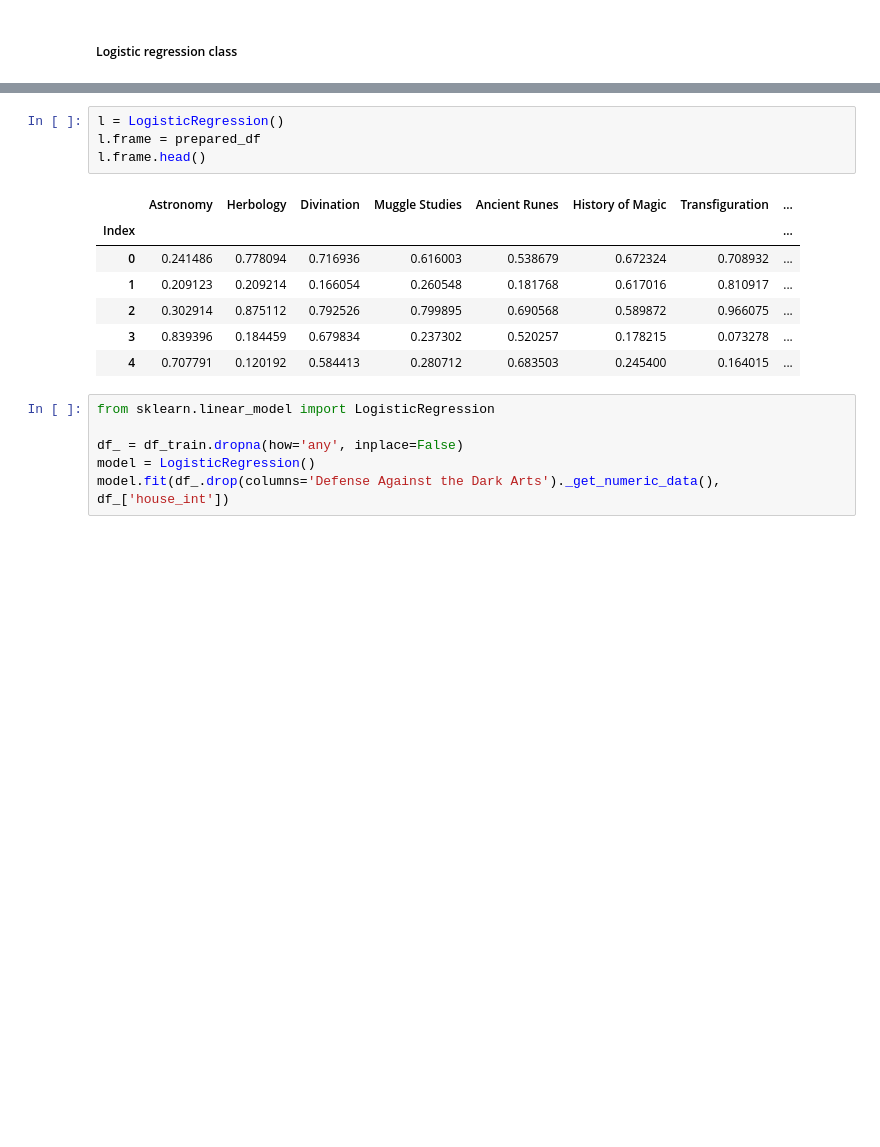
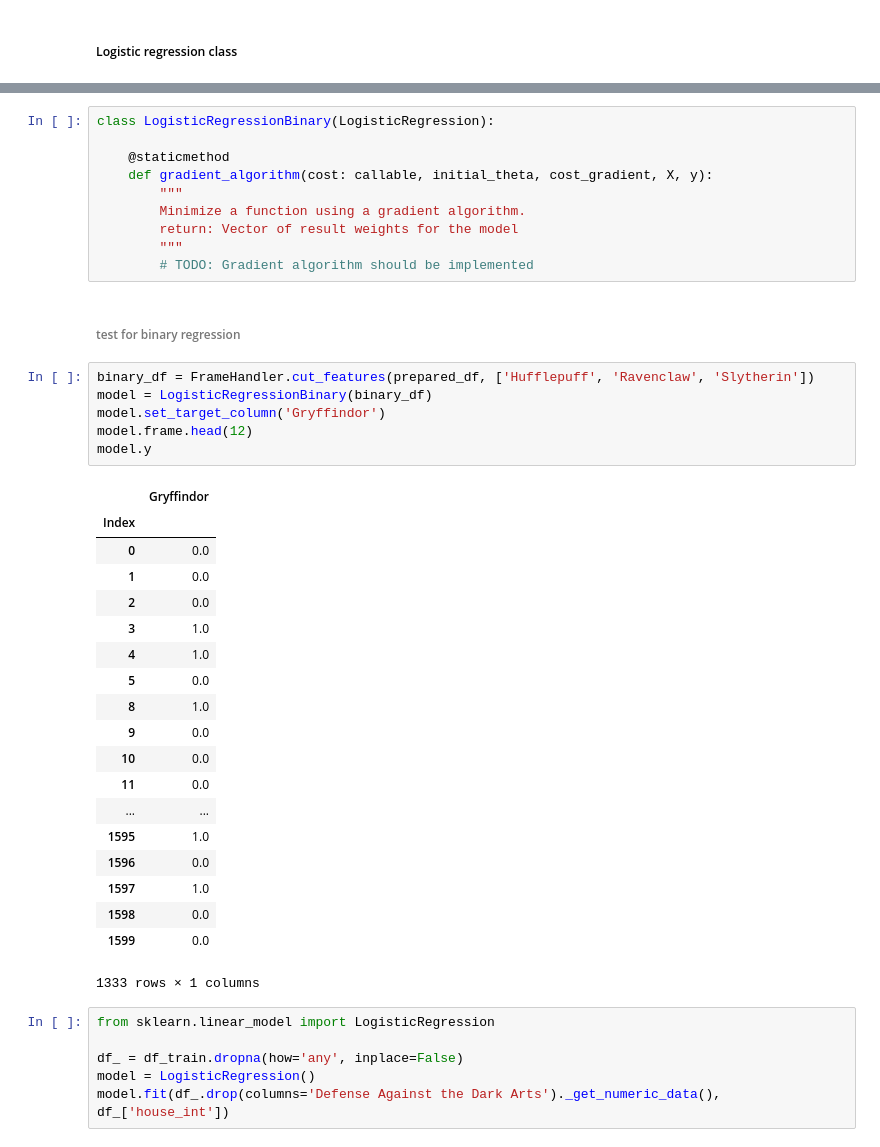
Before and after one commit to VoronaMV/dslr, a Jupyter notebook: train_predict.ipynb, the cells around one changed output, grey strips where cells are left out. Drawn from its saved outputs; the diff is of its cells as text; blank space fills up the shorter version.

```diff
--- a/train_predict.ipynb
+++ b/train_predict.ipynb
@@ -147,18 +197,44 @@ class LogisticRegression:
         """
         # TODO: Gradient algorithm should be implemented
         pass
-# %%
-l = LogisticRegression()
-l.frame = prepared_df
-l.frame.head()
-# %% [output]
-|  | Astronomy | Herbology | Divination | Muggle Studies | Ancient Runes | History of Magic | Transfiguration | ... |
-| Index |  |  |  |  |  |  |  | ... |
-| 0 | 0.241486 | 0.778094 | 0.716936 | 0.616003 | 0.538679 | 0.672324 | 0.708932 | ... |
-| 1 | 0.209123 | 0.209214 | 0.166054 | 0.260548 | 0.181768 | 0.617016 | 0.810917 | ... |
-| 2 | 0.302914 | 0.875112 | 0.792526 | 0.799895 | 0.690568 | 0.589872 | 0.966075 | ... |
-| 3 | 0.839396 | 0.184459 | 0.679834 | 0.237302 | 0.520257 | 0.178215 | 0.073278 | ... |
-| 4 | 0.707791 | 0.120192 | 0.584413 | 0.280712 | 0.683503 | 0.245400 | 0.164015 | ... |
+# %%
+class LogisticRegressionBinary(LogisticRegression):
+
+    @staticmethod
+    def gradient_algorithm(cost: callable, initial_theta, cost_gradient, X, y):
+        """
+        Minimize a function using a gradient algorithm.
+        return: Vector of result weights for the model
+        """
+        # TODO: Gradient algorithm should be implemented
+# %% [markdown]
+###### test for binary regression
+# %%
+binary_df = FrameHandler.cut_features(prepared_df, ['Hufflepuff', 'Ravenclaw', 'Slytherin'])
+model = LogisticRegressionBinary(binary_df)
+model.set_target_column('Gryffindor')
+model.frame.head(12)
+model.y
+# %% [output]
+|  | Gryffindor |
+| Index |  |
+| 0 | 0.0 |
+| 1 | 0.0 |
+| 2 | 0.0 |
+| 3 | 1.0 |
+| 4 | 1.0 |
+| 5 | 0.0 |
+| 8 | 1.0 |
+| 9 | 0.0 |
+| 10 | 0.0 |
+| 11 | 0.0 |
+| ... | ... |
+| 1595 | 1.0 |
+| 1596 | 0.0 |
+| 1597 | 1.0 |
+| 1598 | 0.0 |
+| 1599 | 0.0 |
+1333 rows × 1 columns
 # %%
 from sklearn.linear_model import LogisticRegression
 
```
Also changed, not shown: parts of 5 cells of this notebook.
